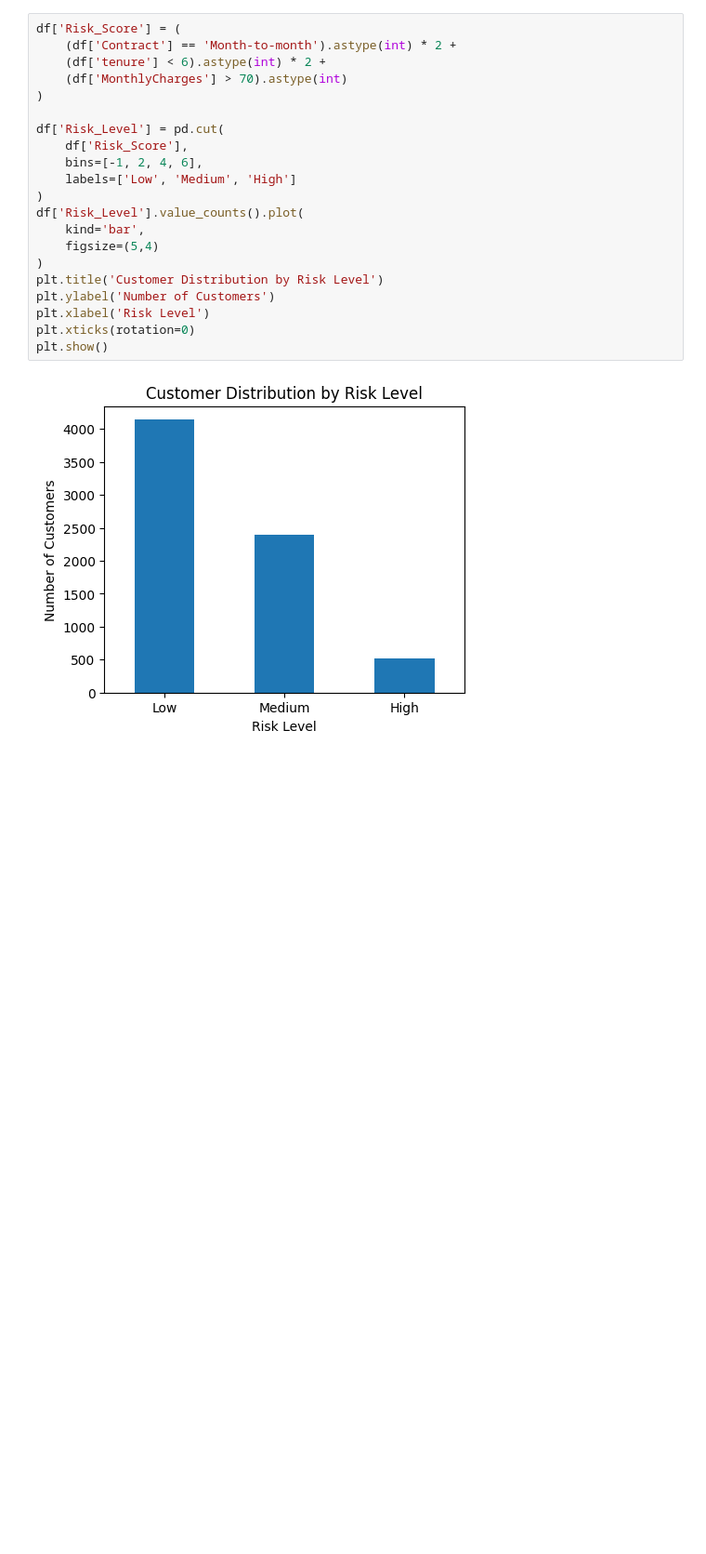
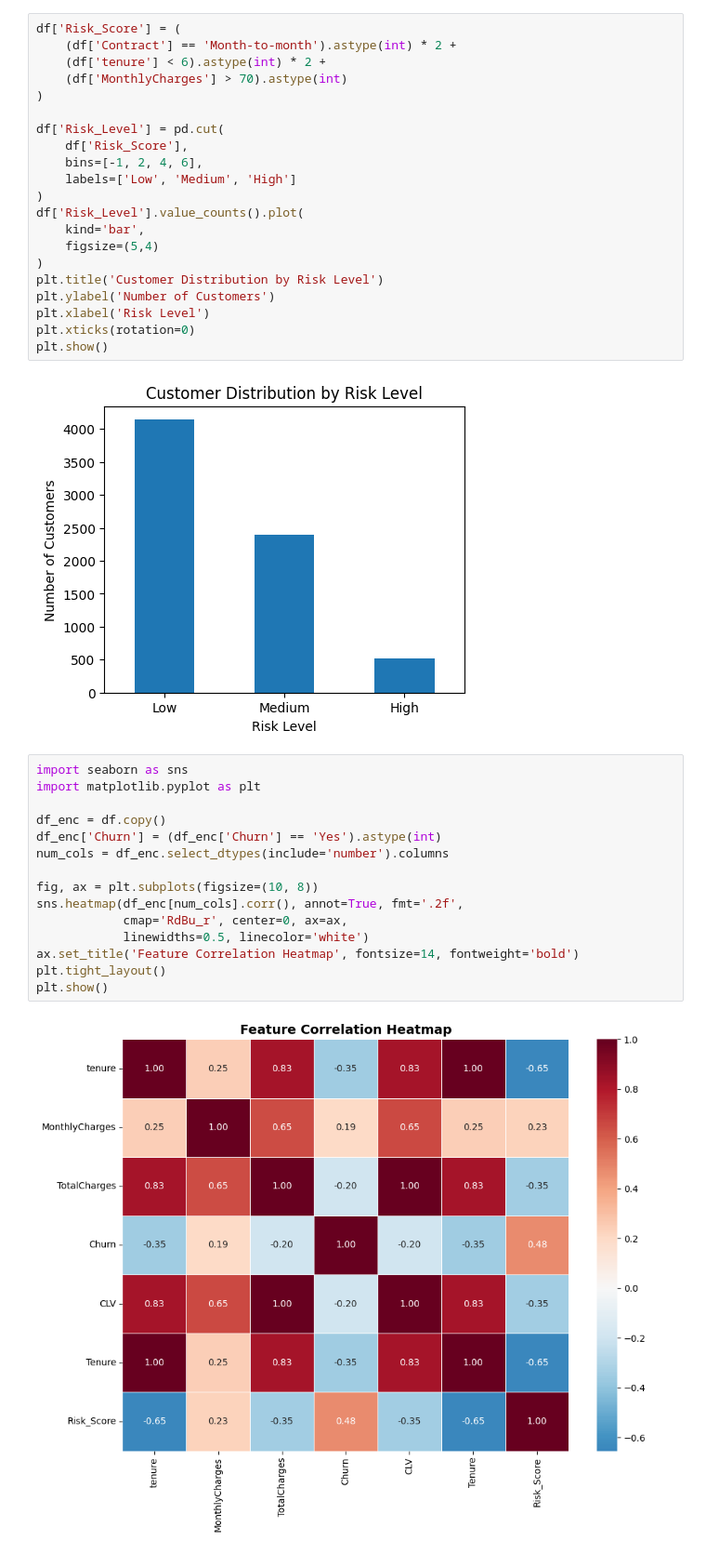
Before and after one commit to atmajaprasad/Telecom-Churn-Analysis, a Jupyter notebook: Telecom_Churn_Analysis.ipynb, the cells around one changed output. Shown at 93% size. Saved outputs shown, nothing was run; the diff lists cells and outputs as text; blank space fills up the shorter version.

```diff
--- a/Telecom_Churn_Analysis.ipynb
+++ b/Telecom_Churn_Analysis.ipynb
@@ -378,3 +378,20 @@ plt.xticks(rotation=0)
 plt.show()
 # %% [output]
 [figure]
+# %%
+import seaborn as sns
+import matplotlib.pyplot as plt
+
+df_enc = df.copy()
+df_enc['Churn'] = (df_enc['Churn'] == 'Yes').astype(int)
+num_cols = df_enc.select_dtypes(include='number').columns
+
+fig, ax = plt.subplots(figsize=(10, 8))
+sns.heatmap(df_enc[num_cols].corr(), annot=True, fmt='.2f',
+            cmap='RdBu_r', center=0, ax=ax,
+            linewidths=0.5, linecolor='white')
+ax.set_title('Feature Correlation Heatmap', fontsize=14, fontweight='bold')
+plt.tight_layout()
+plt.show()
+# %% [output]
+[figure, added]
```
Also changed, not shown: parts of 5 cells of this notebook.
